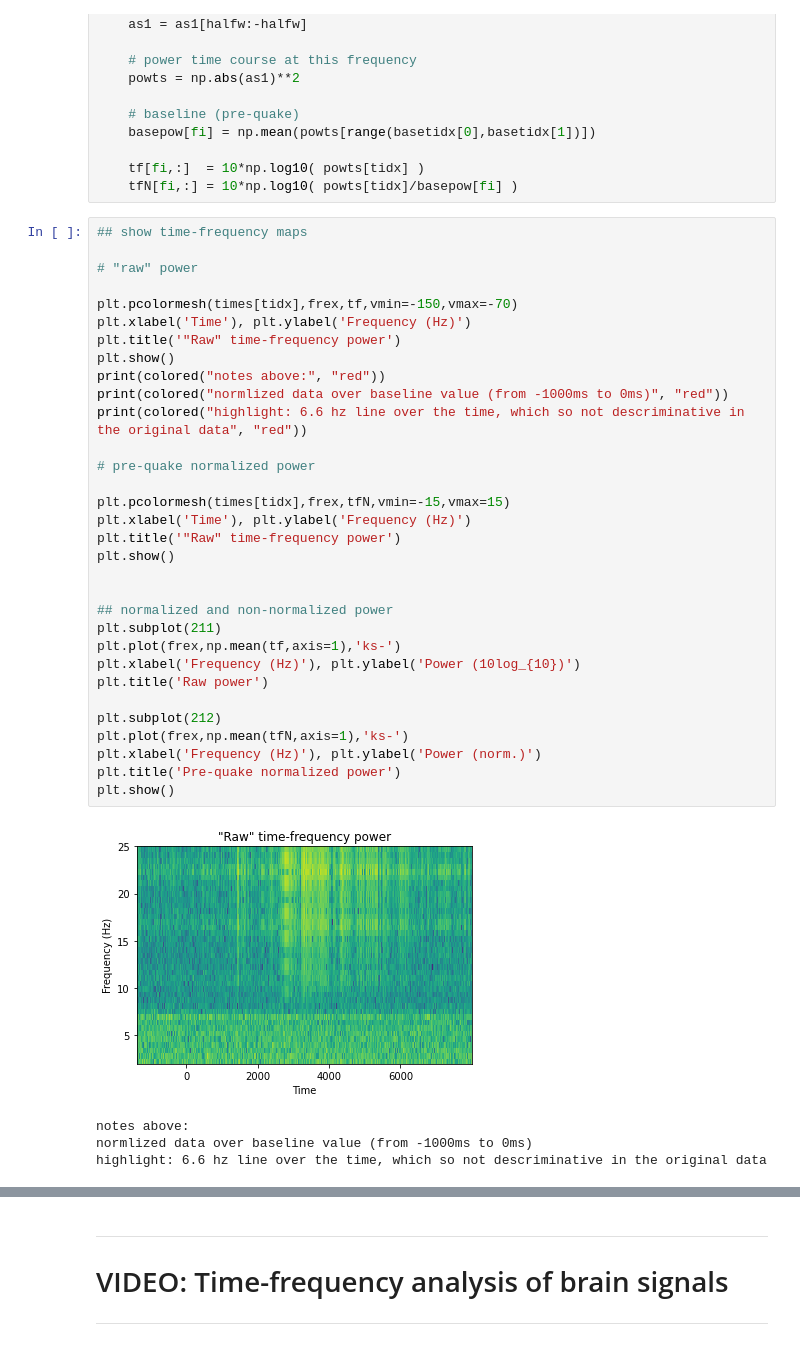
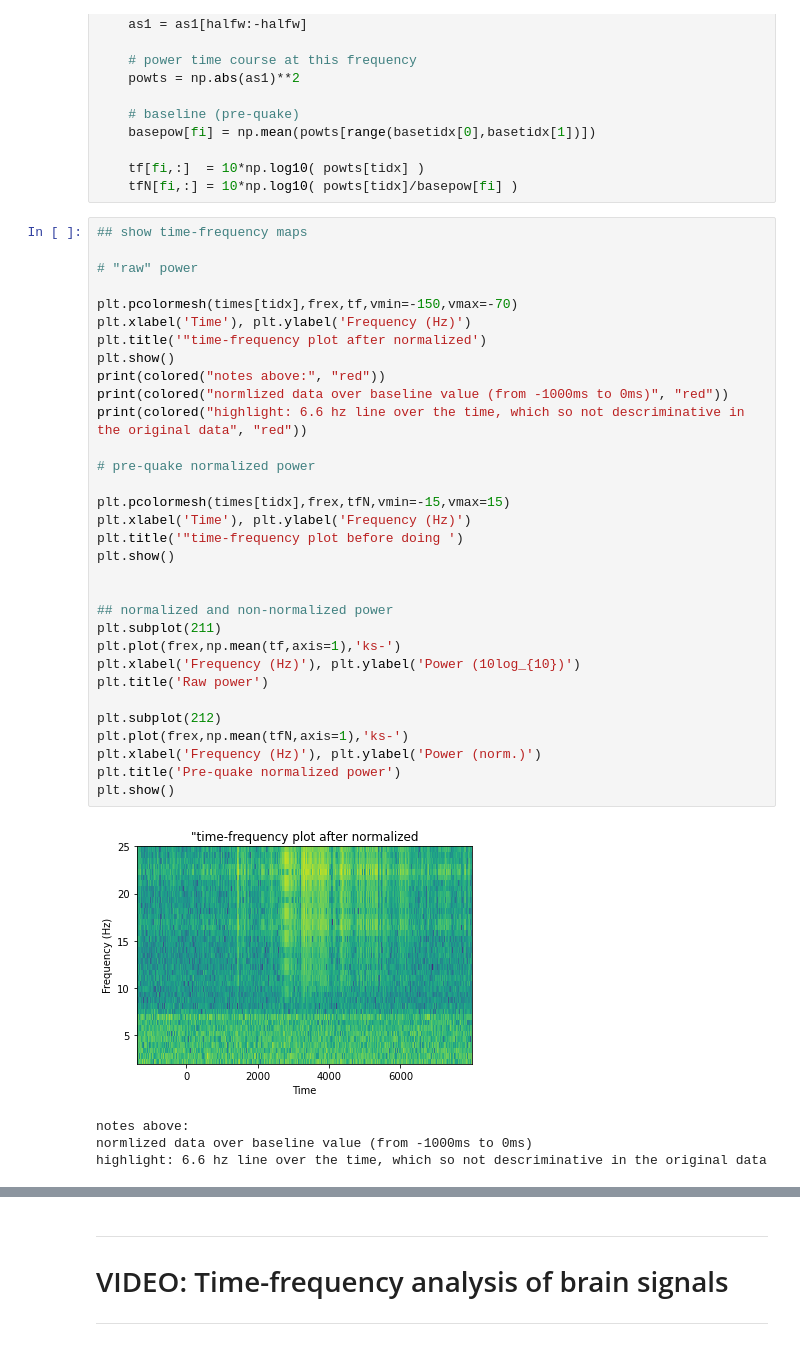
Before and after one commit to alanyeung95/signal-processing-courses, a Jupyter notebook: section-7/sigprocMXC_wavelet.ipynb, the cells around one changed output, grey strips where cells are left out. Drawn from its saved outputs; the diff is of its cells as text.

```diff
--- a/section-7/sigprocMXC_wavelet.ipynb
+++ b/section-7/sigprocMXC_wavelet.ipynb
@@ -534,36 +534,36 @@ for fi in range(0,numFrex):
 ## show time-frequency maps
 
 # "raw" power
 
 plt.pcolormesh(times[tidx],frex,tf,vmin=-150,vmax=-70)
 plt.xlabel('Time'), plt.ylabel('Frequency (Hz)')
-plt.title('"Raw" time-frequency power')
+plt.title('"time-frequency plot after normalized')
 plt.show()
 print(colored("notes above:", "red"))
 print(colored("normlized data over baseline value (from -1000ms to 0ms)", "red"))
 print(colored("highlight: 6.6 hz line over the time, which so not descriminative in the original data", "red"))
 
 # pre-quake normalized power
 
 plt.pcolormesh(times[tidx],frex,tfN,vmin=-15,vmax=15)
 plt.xlabel('Time'), plt.ylabel('Frequency (Hz)')
-plt.title('"Raw" time-frequency power')
+plt.title('"time-frequency plot before doing ')
 plt.show()
 
 
 ## normalized and non-normalized power
 plt.subplot(211)
 plt.plot(frex,np.mean(tf,axis=1),'ks-')
 plt.xlabel('Frequency (Hz)'), plt.ylabel('Power (10log_{10})')
 plt.title('Raw power')
 
 plt.subplot(212)
 plt.plot(frex,np.mean(tfN,axis=1),'ks-')
 plt.xlabel('Frequency (Hz)'), plt.ylabel('Power (norm.)')
 plt.title('Pre-quake normalized power')
 plt.show()
 # %% [output]
-[figure, old version]
+[figure, new version]
 notes above:
 normlized data over baseline value (from -1000ms to 0ms)
 highlight: 6.6 hz line over the time, which so not descriminative in the original data
```
Also changed, not shown: parts of 7 cells of this notebook.
